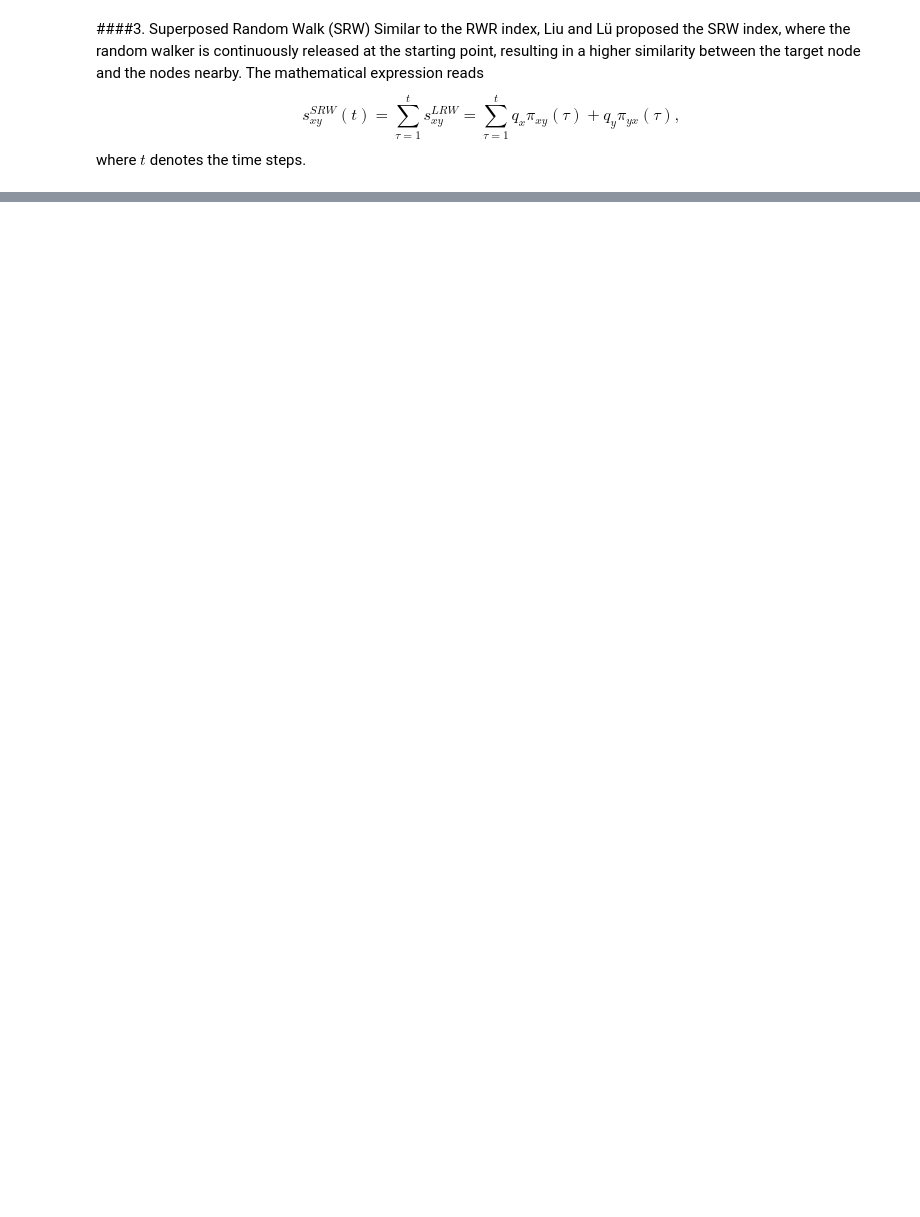
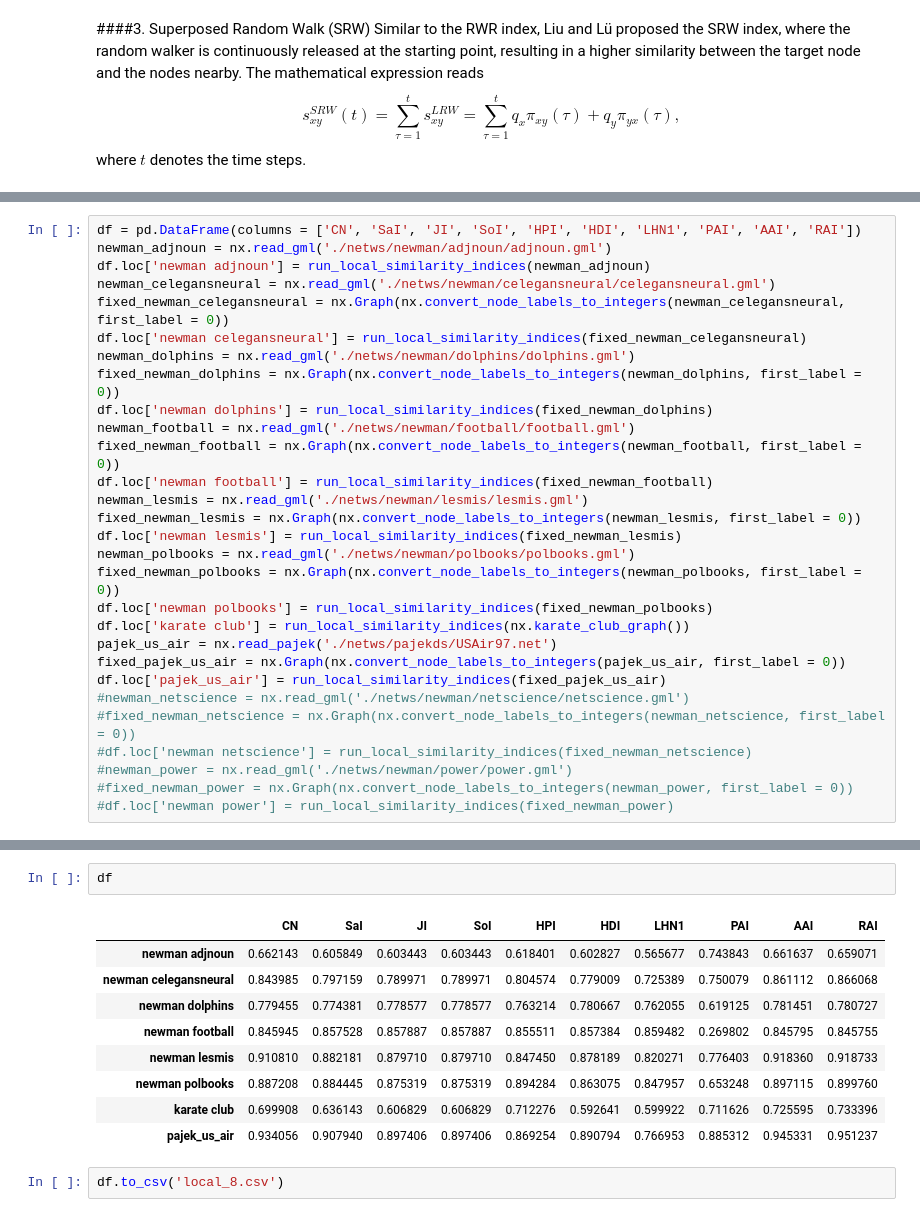
Before and after one commit to libfun/Course_m1_2015_ipynb_pub, a Jupyter notebook: Link_predicition.ipynb, the cells around one changed output, grey strips where cells are left out. Saved outputs shown, nothing was run; the diff lists cells and outputs as text; blank space fills up the shorter version.

```diff
--- a/Link_predicition.ipynb
+++ b/Link_predicition.ipynb
@@ -887,0 +1080,29 @@ where $t$ denotes the time steps.
+# %%
+df = pd.DataFrame(columns = ['CN', 'SaI', 'JI', 'SoI', 'HPI', 'HDI', 'LHN1', 'PAI', 'AAI', 'RAI'])
+newman_adjnoun = nx.read_gml('./netws/newman/adjnoun/adjnoun.gml')
+df.loc['newman adjnoun'] = run_local_similarity_indices(newman_adjnoun)
+newman_celegansneural = nx.read_gml('./netws/newman/celegansneural/celegansneural.gml')
+fixed_newman_celegansneural = nx.Graph(nx.convert_node_labels_to_integers(newman_celegansneural, first_label = 0))
+df.loc['newman celegansneural'] = run_local_similarity_indices(fixed_newman_celegansneural)
+newman_dolphins = nx.read_gml('./netws/newman/dolphins/dolphins.gml')
+fixed_newman_dolphins = nx.Graph(nx.convert_node_labels_to_integers(newman_dolphins, first_label = 0))
+df.loc['newman dolphins'] = run_local_similarity_indices(fixed_newman_dolphins)
+newman_football = nx.read_gml('./netws/newman/football/football.gml')
+fixed_newman_football = nx.Graph(nx.convert_node_labels_to_integers(newman_football, first_label = 0))
+df.loc['newman football'] = run_local_similarity_indices(fixed_newman_football)
+newman_lesmis = nx.read_gml('./netws/newman/lesmis/lesmis.gml')
+fixed_newman_lesmis = nx.Graph(nx.convert_node_labels_to_integers(newman_lesmis, first_label = 0))
+df.loc['newman lesmis'] = run_local_similarity_indices(fixed_newman_lesmis)
+newman_polbooks = nx.read_gml('./netws/newman/polbooks/polbooks.gml')
+fixed_newman_polbooks = nx.Graph(nx.convert_node_labels_to_integers(newman_polbooks, first_label = 0))
+df.loc['newman polbooks'] = run_local_similarity_indices(fixed_newman_polbooks)
+df.loc['karate club'] = run_local_similarity_indices(nx.karate_club_graph())
+pajek_us_air = nx.read_pajek('./netws/pajekds/USAir97.net')
+fixed_pajek_us_air = nx.Graph(nx.convert_node_labels_to_integers(pajek_us_air, first_label = 0))
+df.loc['pajek_us_air'] = run_local_similarity_indices(fixed_pajek_us_air)
+#newman_netscience = nx.read_gml('./netws/newman/netscience/netscience.gml')
+#fixed_newman_netscience = nx.Graph(nx.convert_node_labels_to_integers(newman_netscience, first_label = 0))
+#df.loc['newman netscience'] = run_local_similarity_indices(fixed_newman_netscience)
+#newman_power = nx.read_gml('./netws/newman/power/power.gml')
+#fixed_newman_power = nx.Graph(nx.convert_node_labels_to_integers(newman_power, first_label = 0))
+#df.loc['newman power'] = run_local_similarity_indices(fixed_newman_power)
@@ -887,0 +1127,14 @@ where $t$ denotes the time steps.
+# %%
+df
+# %% [output]
+|  | CN | SaI | JI | SoI | HPI | HDI | LHN1 | PAI | AAI | RAI |
+| newman adjnoun | 0.662143 | 0.605849 | 0.603443 | 0.603443 | 0.618401 | 0.602827 | 0.565677 | 0.743843 | 0.661637 | 0.659071 |
+| newman celegansneural | 0.843985 | 0.797159 | 0.789971 | 0.789971 | 0.804574 | 0.779009 | 0.725389 | 0.750079 | 0.861112 | 0.866068 |
+| newman dolphins | 0.779455 | 0.774381 | 0.778577 | 0.778577 | 0.763214 | 0.780667 | 0.762055 | 0.619125 | 0.781451 | 0.780727 |
+| newman football | 0.845945 | 0.857528 | 0.857887 | 0.857887 | 0.855511 | 0.857384 | 0.859482 | 0.269802 | 0.845795 | 0.845755 |
+| newman lesmis | 0.910810 | 0.882181 | 0.879710 | 0.879710 | 0.847450 | 0.878189 | 0.820271 | 0.776403 | 0.918360 | 0.918733 |
+| newman polbooks | 0.887208 | 0.884445 | 0.875319 | 0.875319 | 0.894284 | 0.863075 | 0.847957 | 0.653248 | 0.897115 | 0.899760 |
+| karate club | 0.699908 | 0.636143 | 0.606829 | 0.606829 | 0.712276 | 0.592641 | 0.599922 | 0.711626 | 0.725595 | 0.733396 |
+| pajek_us_air | 0.934056 | 0.907940 | 0.897406 | 0.897406 | 0.869254 | 0.890794 | 0.766953 | 0.885312 | 0.945331 | 0.951237 |
+# %%
+df.to_csv('local_8.csv')
```
Also changed, not shown: parts of 64 cells of this notebook, 48 other files.
